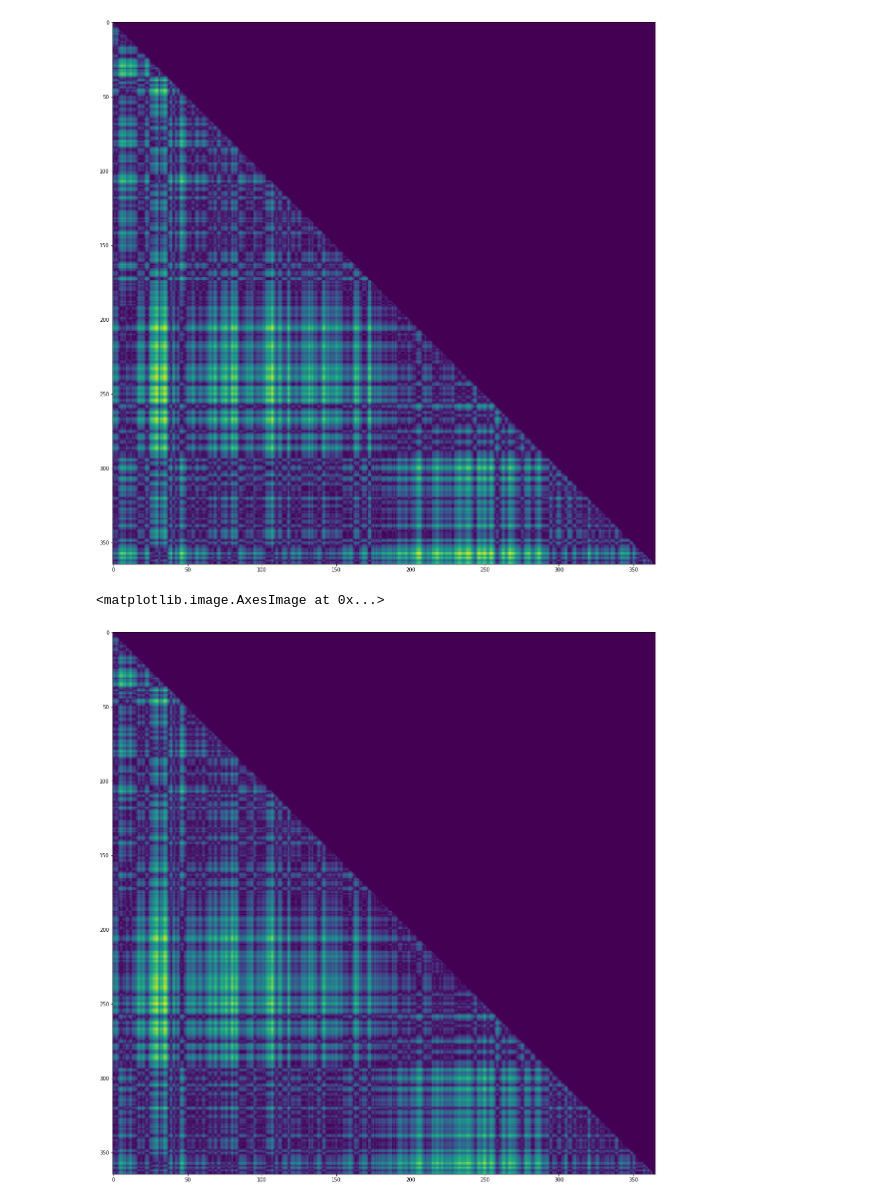
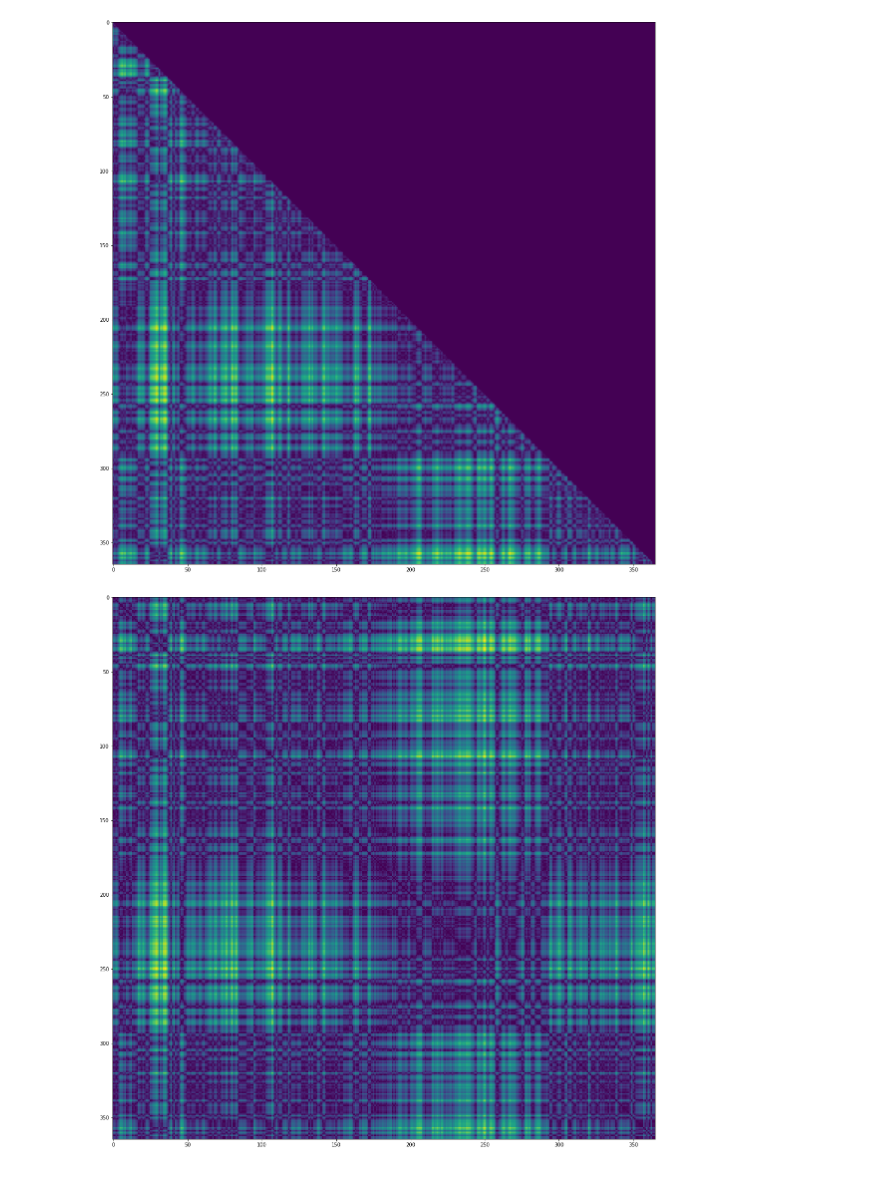
Before and after one commit to koen-vg/pypsa-eur, a Jupyter notebook: cluster-analysis.ipynb, the cells around one changed output. Cells and saved outputs as stored; diff of their text form; code cells hidden in the pictures.

```diff
--- a/cluster-analysis.ipynb
+++ b/cluster-analysis.ipynb
@@ -42,6 +42,7 @@ def daily_series_distances(year_series: pd.DataFrame):
     for i in range(len(days)):
         for j in range(i):
             distances[i, j] = abs((day_series[i] - day_series[j]).sum().sum())
+            distances[j, i] = distances[i, j]
     return distances
 # %%
 D = daily_series_distances(n.loads_t['p_set'])
@@ -60,17 +61,17 @@ ax.imshow(D)
 # %%
 # Normalise loads column(node)-wise.
 load_norm = n.loads_t['p_set'] / n.loads_t['p_set'].max()
 # Normalise generation capacity factors.
 cap_norm = n.generators_t['p_max_pu'] / n.generators_t['p_max_pu'].max()
 # Create dataframe of both renewable capacity factor time series and load combined.
 profile = pd.concat([cap_norm, load_norm], axis=1)
 # Plot the distances between the daily profiles.
 D = daily_series_distances(profile)
 fig, ax = plt.subplots(figsize=(20, 20))
-ax.imshow(D)
+ax.imshow(D, interpolation='none')
+fig.savefig("distances.pdf")
 # %% [output]
-<matplotlib.image.AxesImage at 0x...>
-[figure, old version]
+[figure, new version]
 # %%
 G = nx.convert_matrix.from_numpy_matrix(D + D.T)
 # %%
```
Also changed, not shown: parts of 5 cells of this notebook, 2 other files.
